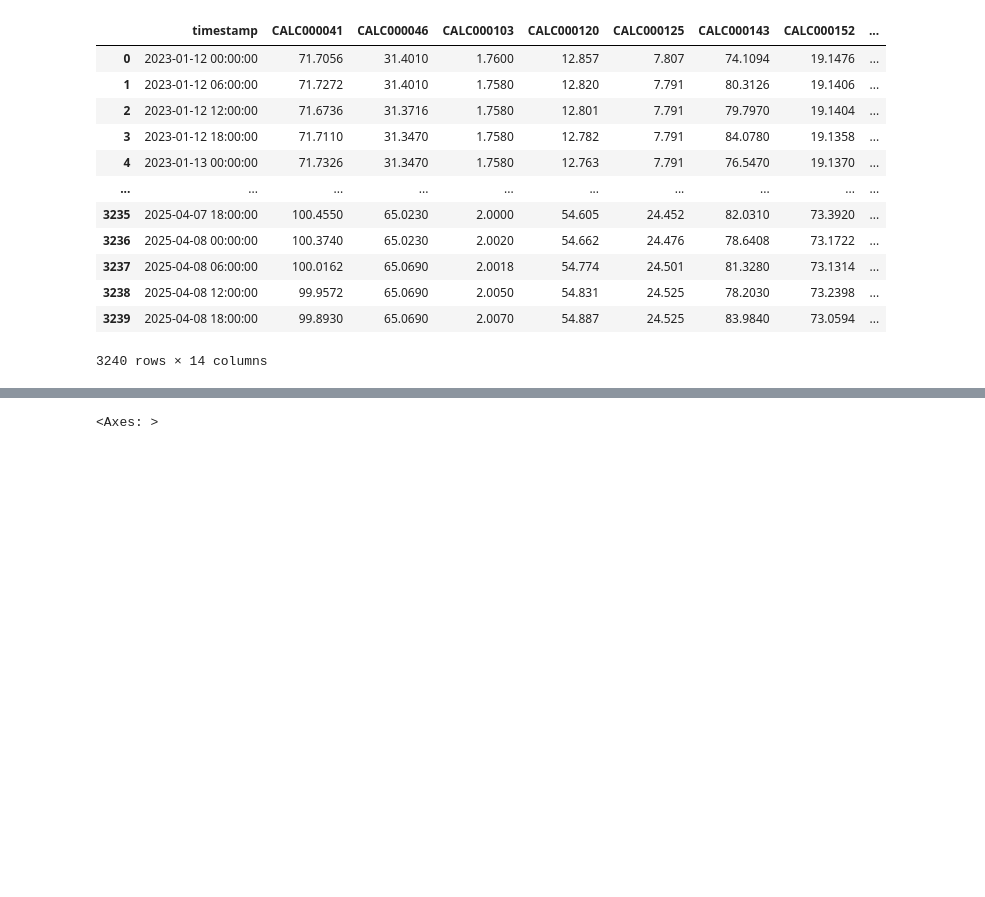
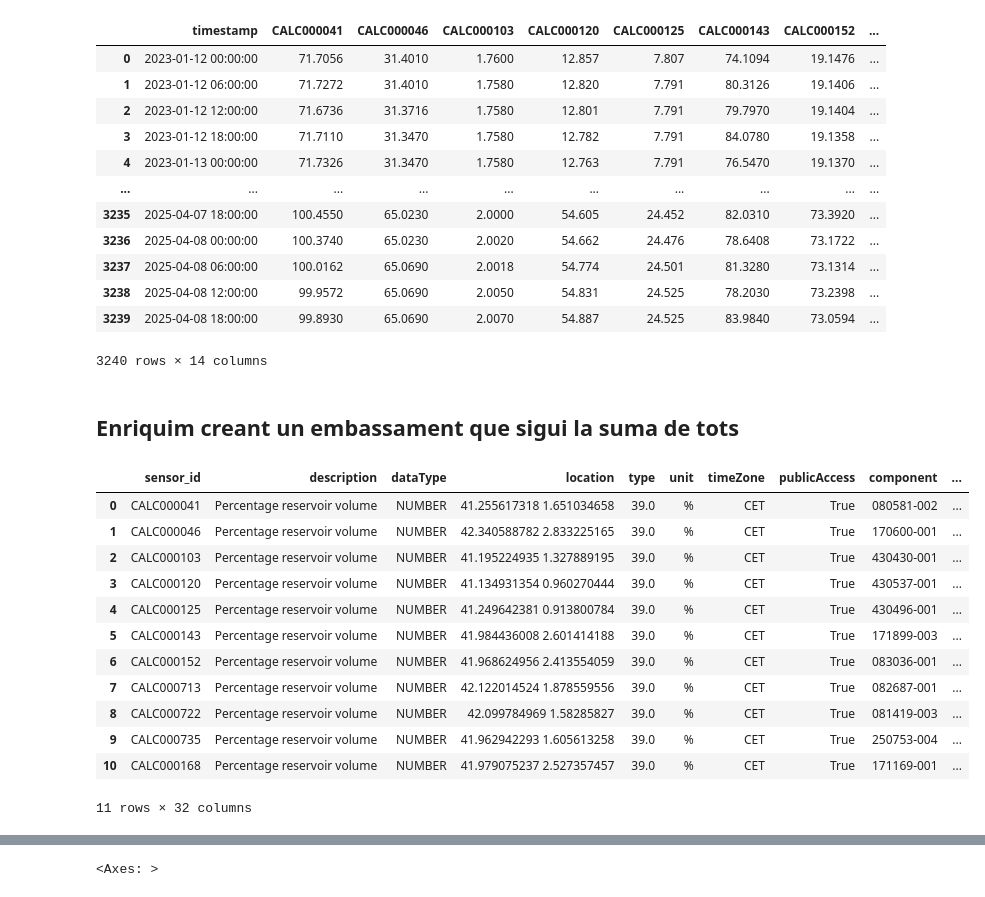
Before and after one commit to jordijumilla/catalonia-water-resource-daily-monitoring, a Jupyter notebook: investigate.ipynb, the cells around one changed output, grey strips where cells are left out. Saved outputs shown, nothing was run; the diff lists cells and outputs as text; code cells hidden in the pictures; blank space fills up the shorter version.

```diff
--- a/investigate.ipynb
+++ b/investigate.ipynb
@@ -86,0 +105,8 @@ df_reservoirs_metadata
+# %%
+def get_river_catalan_basin(river) -> str:
+    if river == "E. SIURANA":
+        return "Ebre"
+    return "Conques Internes"
+
+df_reservoirs_metadata["conca"] = df_reservoirs_metadata["info_river"].apply(get_river_catalan_basin)
+df_reservoirs_metadata["conca"].value_counts()
@@ -139,7 +172,7 @@ df_reservoirs
 | 3239 | 2025-04-08 18:00:00 | 99.8930 | 65.0690 | 2.0070 | 54.887 | 24.525 | 83.9840 | 73.0594 | ... |
 3240 rows × 14 columns
 # %%
-if False:
+if True:
     responses = list()
 
     for row_idx in range(len(df_reservoirs_metadata)):
@@ -152,3 +185,22 @@ if False:
 # %%
 for idx, response in enumerate(responses):
     df_reservoirs_metadata.loc[idx, "elevation"] = response["results"][0]["elevation"]
+# %% [markdown]
+## Enriquim creant un embassament que sigui la suma de tots
+# %%
+df_reservoirs_metadata = df_reservoirs_metadata[:11]
+df_reservoirs_metadata
+# %% [output]
+|  | sensor_id | description | dataType | location | type | unit | timeZone | publicAccess | component | ... |
+| 0 | CALC000041 | Percentage reservoir volume | NUMBER | 41.255617318 1.651034658 | 39.0 | % | CET | True | 080581-002 | ... |
+| 1 | CALC000046 | Percentage reservoir volume | NUMBER | 42.340588782 2.833225165 | 39.0 | % | CET | True | 170600-001 | ... |
+| 2 | CALC000103 | Percentage reservoir volume | NUMBER | 41.195224935 1.327889195 | 39.0 | % | CET | True | 430430-001 | ... |
+| 3 | CALC000120 | Percentage reservoir volume | NUMBER | 41.134931354 0.960270444 | 39.0 | % | CET | True | 430537-001 | ... |
+| 4 | CALC000125 | Percentage reservoir volume | NUMBER | 41.249642381 0.913800784 | 39.0 | % | CET | True | 430496-001 | ... |
+| 5 | CALC000143 | Percentage reservoir volume | NUMBER | 41.984436008 2.601414188 | 39.0 | % | CET | True | 171899-003 | ... |
+| 6 | CALC000152 | Percentage reservoir volume | NUMBER | 41.968624956 2.413554059 | 39.0 | % | CET | True | 083036-001 | ... |
+| 7 | CALC000713 | Percentage reservoir volume | NUMBER | 42.122014524 1.878559556 | 39.0 | % | CET | True | 082687-001 | ... |
+| 8 | CALC000722 | Percentage reservoir volume | NUMBER | 42.099784969 1.58285827 | 39.0 | % | CET | True | 081419-003 | ... |
+| 9 | CALC000735 | Percentage reservoir volume | NUMBER | 41.962942293 1.605613258 | 39.0 | % | CET | True | 250753-004 | ... |
+| 10 | CALC000168 | Percentage reservoir volume | NUMBER | 41.979075237 2.527357457 | 39.0 | % | CET | True | 171169-001 | ... |
+11 rows × 32 columns
```
Also changed, not shown: parts of 11 cells of this notebook, 4 other files.
